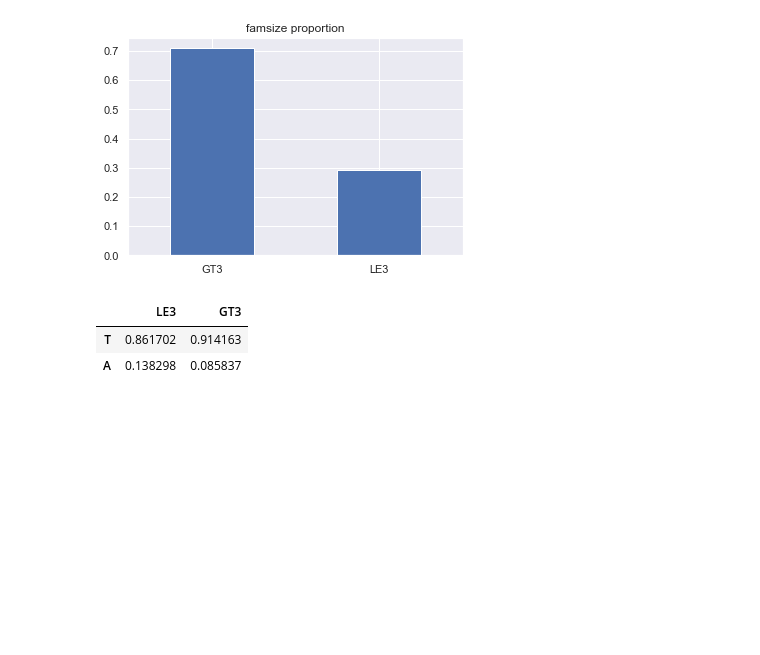
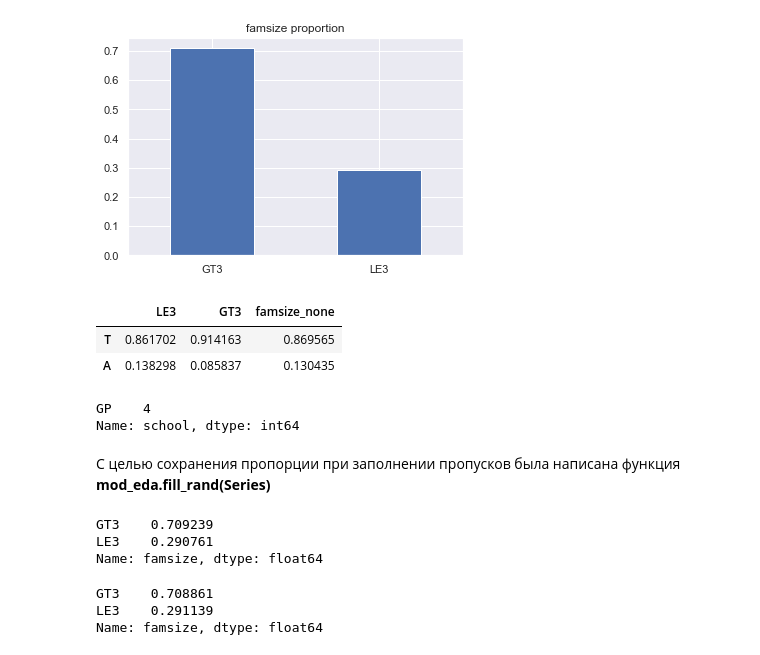
Before and after one commit to SeaVulf/skillfactory_rds, a Jupyter notebook: project_2_EDA/Project_2_EDA_stud_math.ipynb, the cells around one changed output. Drawn from its saved outputs; the diff is of its cells as text; code cells hidden in the pictures; blank space fills up the shorter version.

```diff
--- a/project_2_EDA/Project_2_EDA_stud_math.ipynb
+++ b/project_2_EDA/Project_2_EDA_stud_math.ipynb
@@ -382,6 +383,6 @@ def get_adress(row):
             return 'R'
     return row['adress']
 
-stud['adress'] = stud.apply(get_adress, axis = 1)
+#stud['adress'] = stud.apply(get_adress, axis = 1)
 stud['adress'].isna().value_counts()
 # %% [output]
@@ -397,0 +400,9 @@ display(pd.DataFrame({'total': stud['adress'].value_counts(),
+# %%
+# ОСУЩЕСТВИМ ЗАПОЛНЕНИЕ ПОСРЕДСТВОМ НОВОЙ ФУНКЦИИ
+
+stud['adress'] = mod_eda.fill_rand(stud['adress'], stud['traveltime'])
+stud['adress'].isna().value_counts()
+
+# Оценим новый состав данной колонки
+display(pd.DataFrame({'total': stud['adress'].value_counts(),
+                      'proportion': stud['adress'].value_counts(normalize=True)}))
@@ -435,10 +450,30 @@ plt.xticks(rotation = 0)
 (array([0, 1]), <a list of 2 Text xticklabel objects>)
 [figure]
 # %%
-#Сопоставим размер семьи с совместным/раздельным проживанием родителей
+# Сопоставим размер семьи с совместным/раздельным проживанием родителей
 display(pd.DataFrame({'LE3': stud[stud['famsize'] == 'LE3']['p_status'].value_counts(normalize=True),
-                      'GT3': stud[stud['famsize'] == 'GT3']['p_status'].value_counts(normalize=True)}))
+                      'GT3': stud[stud['famsize'] == 'GT3']['p_status'].value_counts(normalize=True),
+                      'famsize_none': stud[stud[column].isna()]['p_status'].value_counts(normalize=True)}))
+
+# Число строк с пустыми параметрами в обоих колонках: 'famsize' и 'p_status'
+stud[stud[column].isna()&stud['p_status'].isna()]['school'].value_counts()
 # %% [output]
-|  | LE3 | GT3 |
-| T | 0.861702 | 0.914163 |
-| A | 0.138298 | 0.085837 |
+|  | LE3 | GT3 | famsize_none |
+| T | 0.861702 | 0.914163 | 0.869565 |
+| A | 0.138298 | 0.085837 | 0.130435 |
+GP    4
+Name: school, dtype: int64
+# %% [markdown]
+С целью сохранения пропорции при заполнении пропусков была написана функция **mod_eda.fill_rand(Series)**
+# %%
+display(stud[column].value_counts(normalize=True))
+# %% [output]
+GT3    0.709239
+LE3    0.290761
+Name: famsize, dtype: float64
+# %%
+mod_eda.fill_rand(stud[column]).value_counts(normalize=True)
+# %% [output]
+GT3    0.708861
+LE3    0.291139
+Name: famsize, dtype: float64
```
Also changed, not shown: parts of 4 cells of this notebook, 1 other file.
